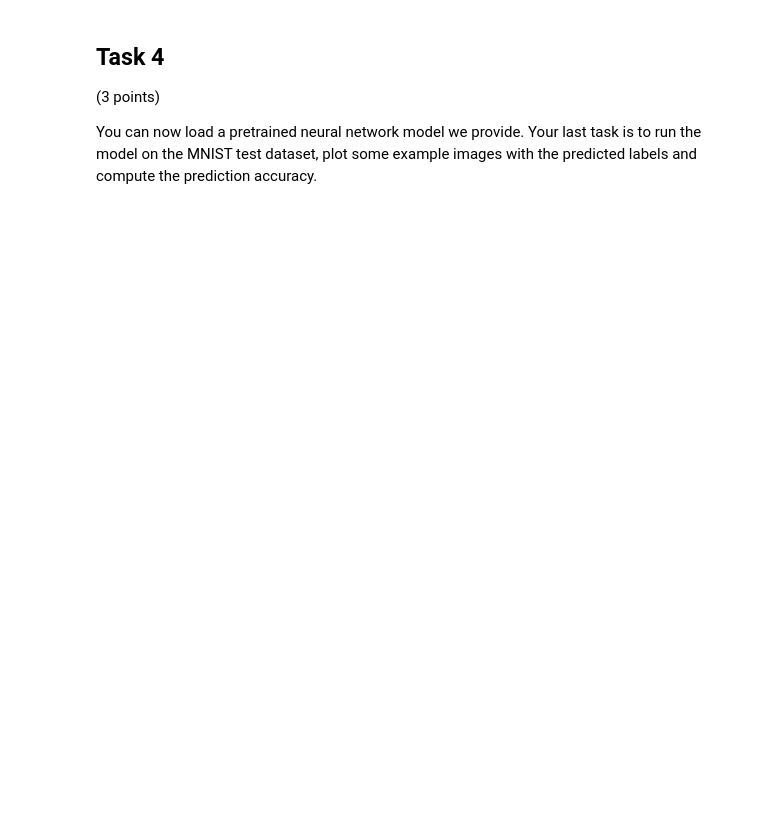
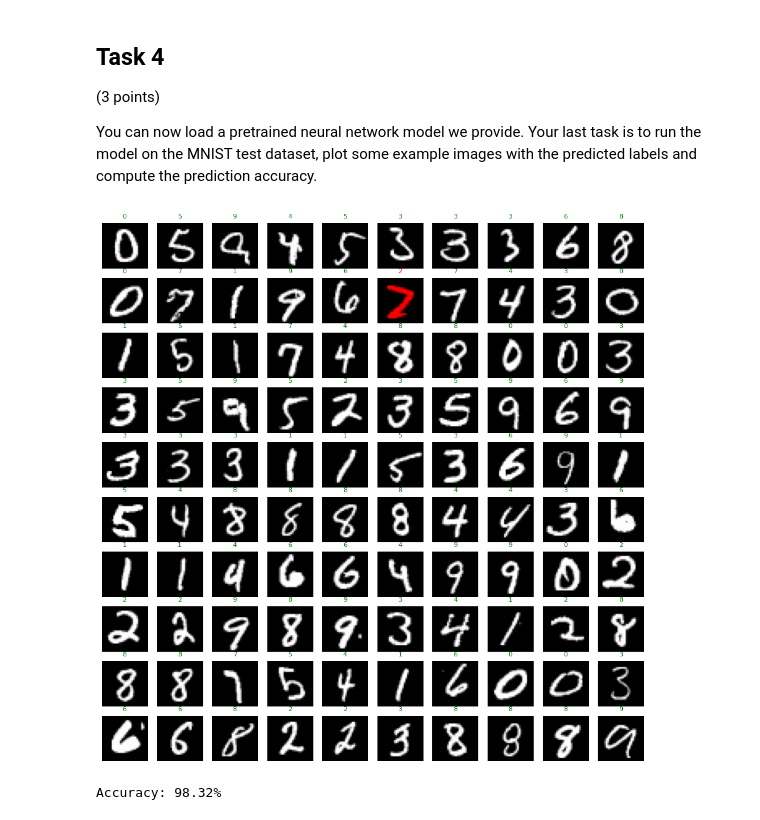
Before and after one commit to TheAndrone/3dcv-students, a Jupyter notebook: 2.0-tl-pytorch.ipynb, the cells around one changed output. Saved outputs shown, nothing was run; the diff lists cells and outputs as text; code cells hidden in the pictures; blank space fills up the shorter version.

```diff
--- a/2.0-tl-pytorch.ipynb
+++ b/2.0-tl-pytorch.ipynb
@@ -303,7 +301,7 @@ class MNIST:
         """
         # TODO: load the ith image as an numpy array (dtype=float32)
         img_path, label = self.samples[index]
-        image = Image.open(img_path).convert('L')  # # ensure image is grayscale
+        image = skimage.io.imread(img_path)
 
         # TODO: apply transforms to the image (if there are any)
         if self.transform:
@@ -320,6 +318,7 @@ Your last task is to run the model on the MNIST test dataset, plot some example
 # %%
 def validate(model, data_loader):
     # TODO: Create a 10x10 grid of subplots
+    fig, ax = plt.subplots(10, 10, figsize=(12, 12))
 
 
     model.eval()
@@ -330,52 +329,70 @@ def validate(model, data_loader):
             # TODO: unpack item into image and ground truth
             #       and run network on them
 
+            image, ground_truth = item
+            outputs = model(image)
 
             # TODO: get class with highest probability
-
+            pred_label = outputs.argmax(dim=1)
 
             # TODO: check if prediction is correct
             #       and add it to correct count
-
+            correct += int(pred_label.item() == ground_truth.item())
 
             # plot the first 100 images
             if i < 100:
                 # TODO: compute position of ith image in the grid
-
+                row, col = divmod(i, 10)
 
                 # TODO: convert image tensor to numpy array
                 #       and normalize to [0, 1]
 
+                img = image.squeeze().numpy()
+                img = (img - img.min()) / (img.max() - img.min())
 
                 # TODO: make wrongly predicted images red
+                if pred_label != ground_truth:
+                    img = np.stack([img, img, img], axis=-1)
+                    img[..., 1] = 0
+                    img[..., 2] = 0
+                    color = 'red'
+                else:
+                    color = 'green'
 
 
                 # TODO: disable axis and show image
+                ax[row, col].imshow(img, cmap='gray')
+                ax[row, col].axis('off')
 
 
                 # TODO: show the predicted class next to each image
+                ax[row, col].set_title(f"{pred_label.item()}", color=color, fontsize=8)
 
 
             elif i == 100:
                 plt.show()
 
     # TODO: compute and print the prediction accuracy in percent
-
+    accuracy = 100.0 * (correct / (i+1))
+    print(f"Accuracy: {accuracy:.2f}%")
 
 # create a DataLoader using the implemented MNIST dataset class
 data_loader = torch.utils.data.DataLoader(
     MNIST('data/mnist/testing',
     transform=transforms.Compose([
         transforms.ToTensor(),
         transforms.Normalize((0.1307,), (0.3081,))
     ])),
     batch_size=1, shuffle=True)
 
 # create the neural network
 model = Net()
 
 # load the statedict from 'models/mnist/simple_cnn.pt'
 model.load_state_dict(torch.load('models/mnist/simple_cnn.pt'))
 
 # validate the model
 validate(model, data_loader)
+# %% [output]
+[figure, added]
+Accuracy: 98.32%
```
Also changed, not shown: parts of 3 cells of this notebook.
